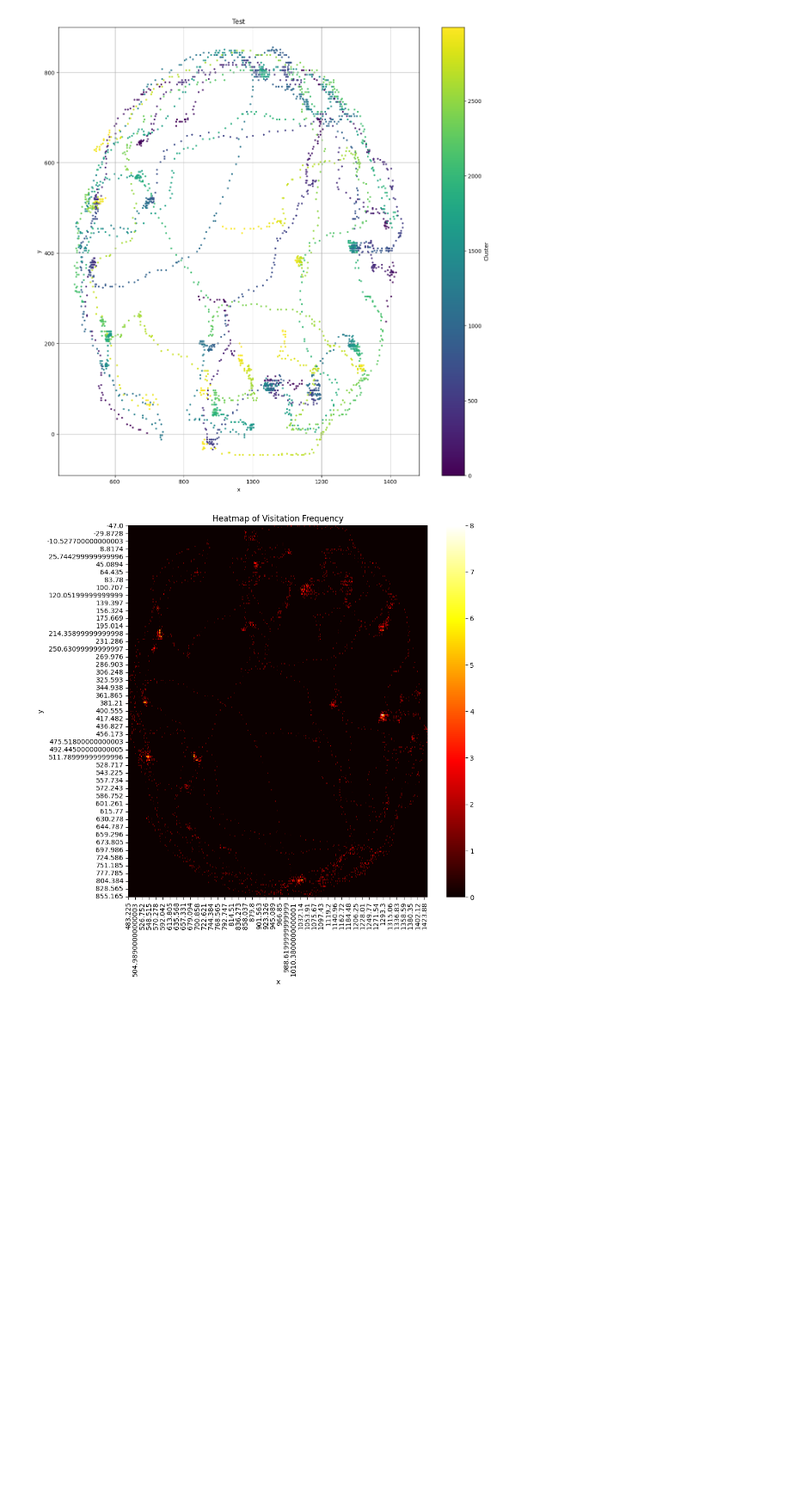
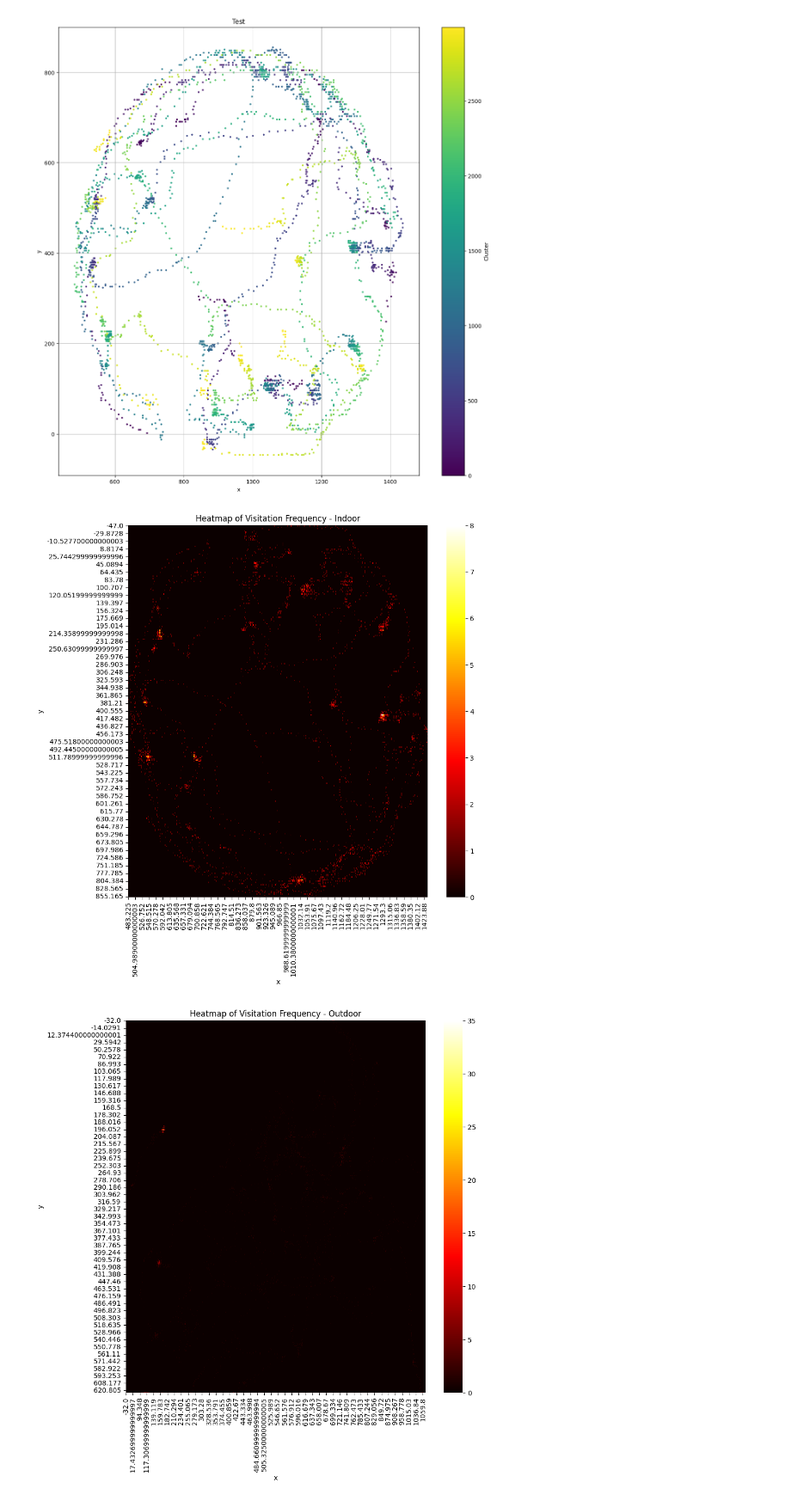
Before and after one commit to Lumalizer/AntColony_Complex_Systems_2024, a Jupyter notebook: attractors_ants.ipynb, the cells around one changed output. Shown at 86% size. Saved outputs shown, nothing was run; the diff lists cells and outputs as text; code cells hidden in the pictures; blank space fills up the shorter version.

```diff
--- a/attractors_ants.ipynb
+++ b/attractors_ants.ipynb
@@ -117,23 +117,28 @@ def system(t, y):
     dy2dt = -0.2 * y2
     return [dy1dt, dy2dt]
 # %%
-x = preprocessed_ant_data['x']
-y = preprocessed_ant_data['y']
-
-# t = np.linspace(0,100,1000)
-# y0 = []
-# y0 = [10,10]
-# y = odeint(system, t, y0)
-
+indoor = preprocess_antcolony_data(ant_data['file'][0])
+outdoor = preprocess_antcolony_data(ant_data['file'][5])
 
 plt.figure(figsize=(15,15))
-for ant_id, ant_data in preprocessed_ant_data.groupby('ant_id'):
-    plt.plot(ant_data['x'], ant_data['y'], label=f'Ant {ant_id}')
+for ant_id, ant_d in indoor.groupby('ant_id'):
+    plt.plot(ant_d['x'], ant_d['y'], label=f'Ant {ant_id}')
 
 plt.xlabel('x')
 plt.ylabel('y')
-plt.title('Ant Trajectories')
+plt.title('Ant Trajectories - Indoor Colony')
 plt.legend()
 plt.grid(True)
 plt.show()
+
+plt.figure(figsize=(15,15))
+for ant_id, ant_d in outdoor.groupby('ant_id'):
+    plt.plot(ant_d['x'], ant_d['y'], label=f'Ant {ant_id}')
+
+plt.xlabel('x')
+plt.ylabel('y')
+plt.title('Ant Trajectories - Outdoor Colony')
+plt.legend()
+plt.grid(True)
+plt.show()
 # %% [output]
@@ -159,18 +165,29 @@ plt.show()
 # %%
 import seaborn as sns
 
 # Create heatmap of visitation frequency
-heatmap = preprocessed_ant_data.groupby(['x', 'y']).size().reset_index(name='count')
-heatmap = heatmap.pivot(index='y', columns='x', values='count').fillna(0)
+heatmap_in = indoor.groupby(['x', 'y']).size().reset_index(name='count')
+heatmap_in = heatmap_in.pivot(index='y', columns='x', values='count').fillna(0)
+
+heatmap_out = outdoor.groupby(['x', 'y']).size().reset_index(name='count')
+heatmap_out = heatmap_out.pivot(index='y', columns='x', values='count').fillna(0)
 
 plt.figure(figsize=(10, 10))
-sns.heatmap(heatmap, cmap='hot')
+sns.heatmap(heatmap_in, cmap='hot')
 plt.xlabel('x')
 plt.ylabel('y')
-plt.title('Heatmap of Visitation Frequency')
+plt.title('Heatmap of Visitation Frequency - Indoor')
 plt.show()
+
+plt.figure(figsize=(10, 10))
+sns.heatmap(heatmap_out, cmap='hot')
+plt.xlabel('x')
+plt.ylabel('y')
+plt.title('Heatmap of Visitation Frequency - Outdoor')
+plt.show()
 # %% [output]
-[figure, old version]
+[figure, new version]
+[figure, added]
 # %%
 plt.figure(figsize=(10,10))
 
```
Also changed, not shown: parts of 1 cell of this notebook, 3 other files.
